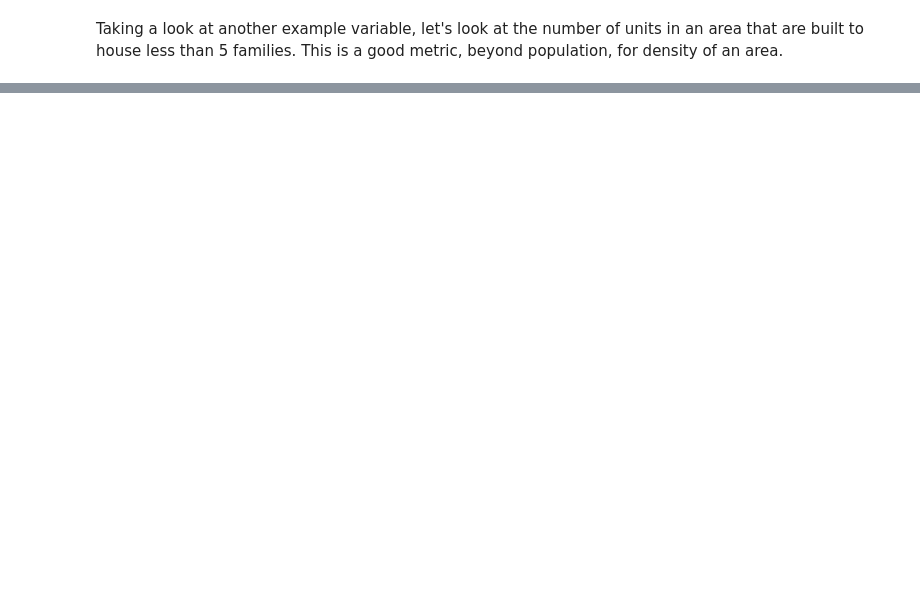
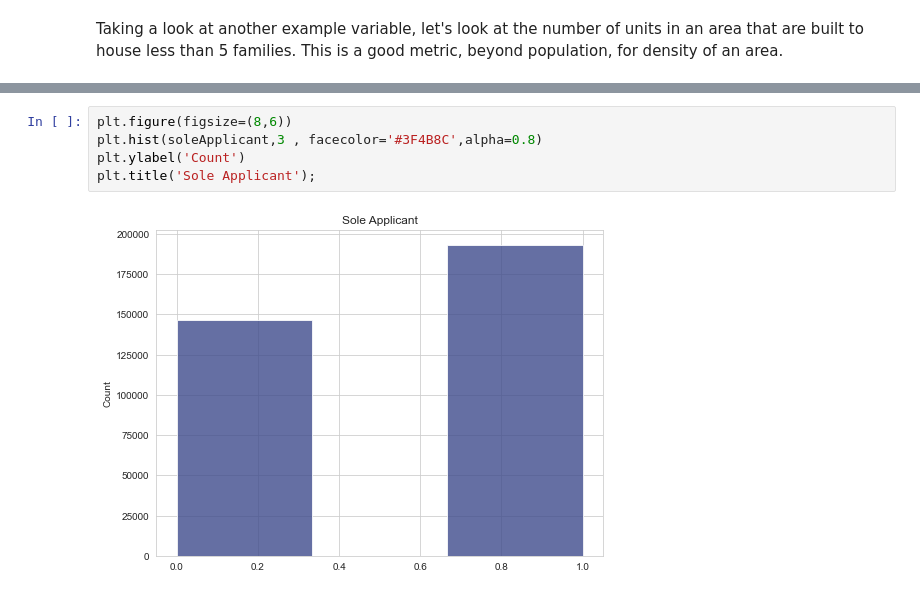
Before and after one commit to ewalsh/hmda, a Jupyter notebook: py_code/HMDA Loan Approval.ipynb, the cells around one changed output, grey strips where cells are left out. Saved outputs shown, nothing was run; the diff lists cells and outputs as text; blank space fills up the shorter version.

```diff
--- a/py_code/HMDA Loan Approval.ipynb
+++ b/py_code/HMDA Loan Approval.ipynb
@@ -325,0 +349,7 @@ ModuleNotFoundError: No module named 'sklearn'
+# %%
+plt.figure(figsize=(8,6))
+plt.hist(soleApplicant,3 , facecolor='#3F4B8C',alpha=0.8)
+plt.ylabel('Count')
+plt.title('Sole Applicant');
+# %% [output]
+[figure, added]
```
Also changed, not shown: parts of 20 cells of this notebook, 2 other files.
